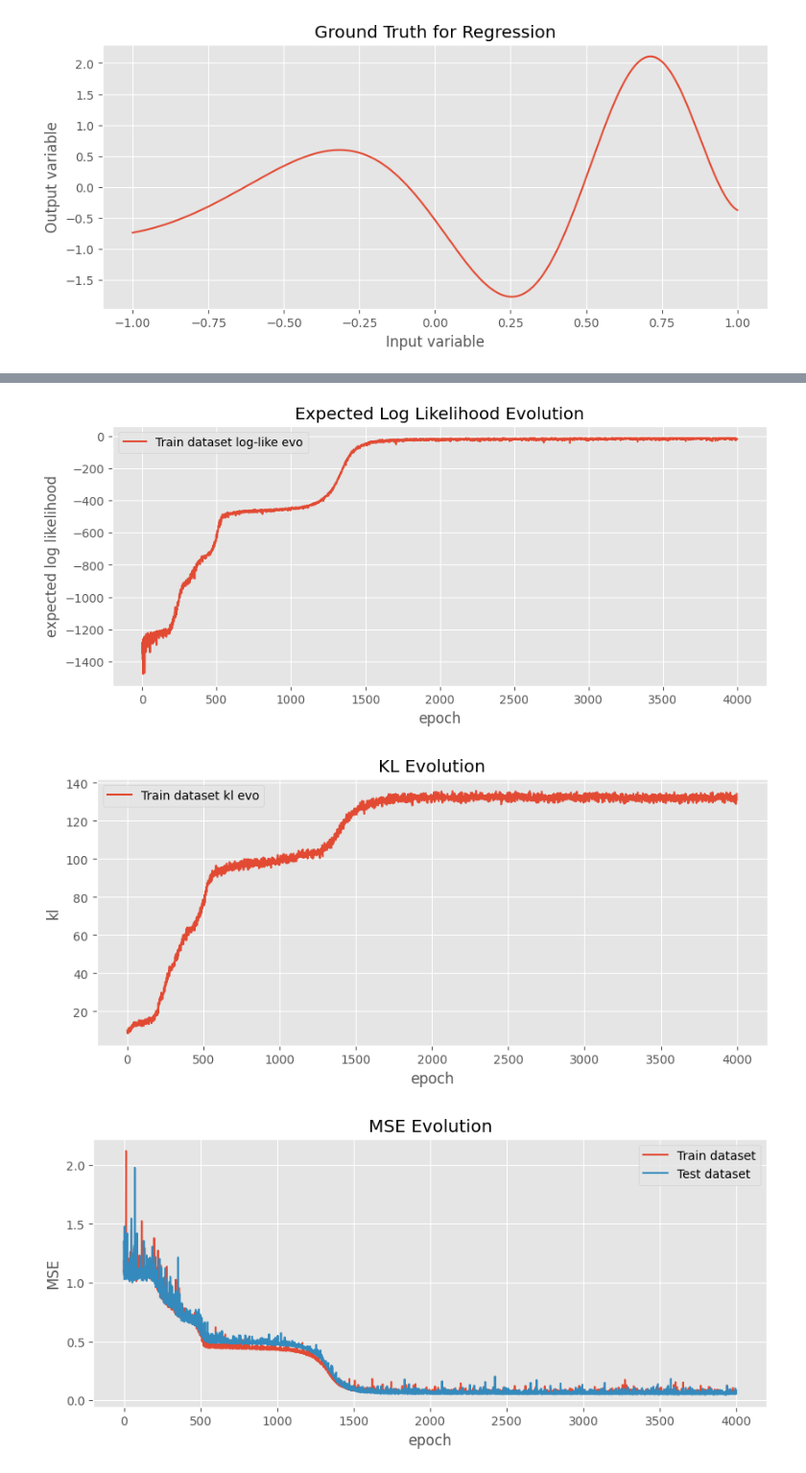
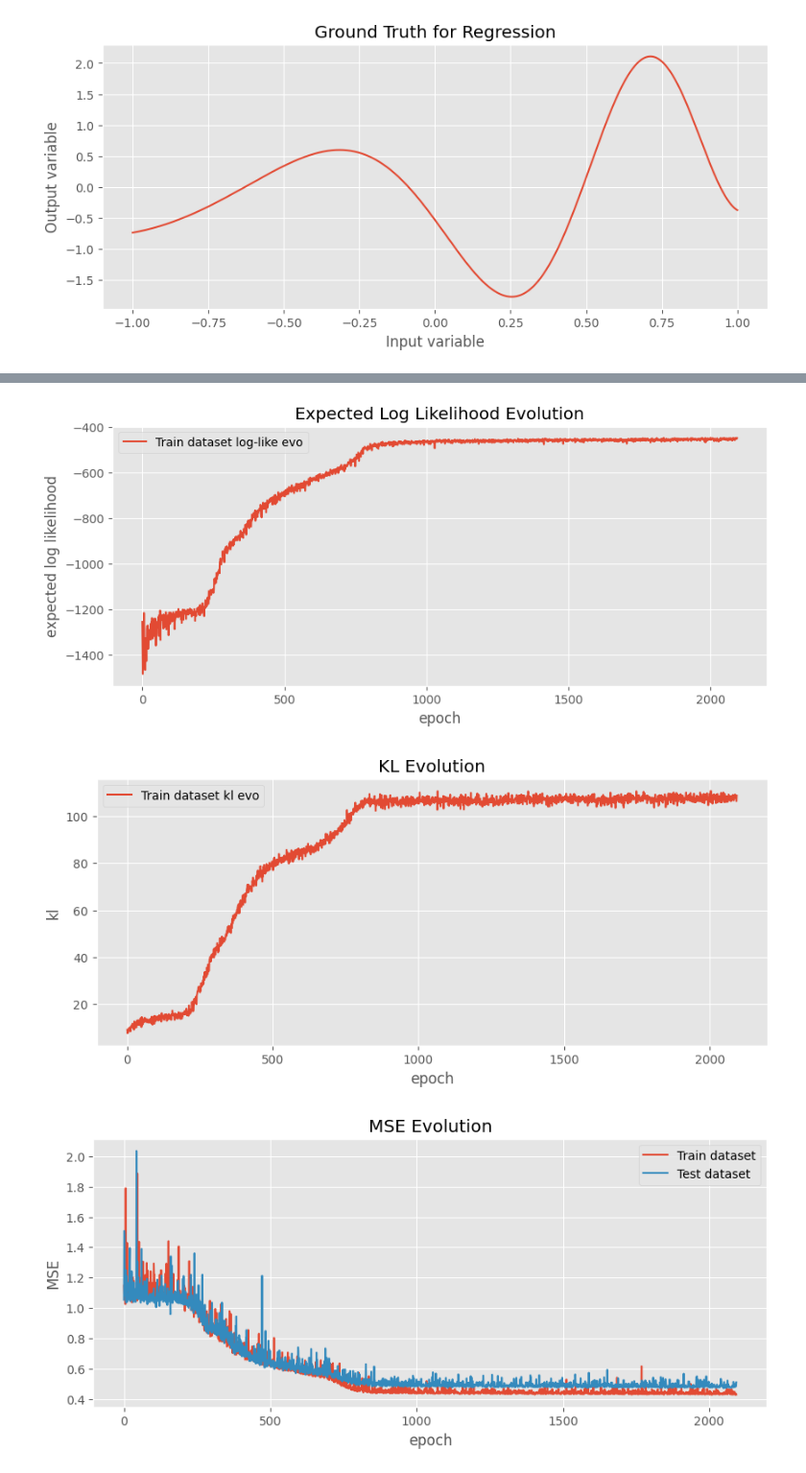
Before and after one commit to Marco-Gal/Bayesian-Neural-Network-Project, a Jupyter notebook: t distribution toy problems/laplace-noise.ipynb, the cells around one changed output, grey strips where cells are left out. Shown at 96% size. Drawn from its saved outputs; the diff is of its cells as text; code cells hidden in the pictures.

```diff
--- a/t distribution toy problems/laplace-noise.ipynb
+++ b/t distribution toy problems/laplace-noise.ipynb
@@ -684,10 +674,14 @@ tr_loss_evo = []
 tr_ll_evo = []
 tr_kl_evo = []
 te_loss_evo = []
-
 tr_mse_loss_evo = []
 te_mse_loss_evo = []
 aux_loss = nn.MSELoss()
+
+min_epochs = 1000
+max_epochs = 5000
+window_size = 5
+tol = 1
 
 for epoch in tqdm(range(4000)):  # epochs
     lap_opt.zero_grad()
@@ -703,6 +697,13 @@ for epoch in tqdm(range(4000)):  # epochs
 
     l.backward()
     lap_opt.step()
+
+    # Check for convergence after `min_epochs`
+    if epoch > min_epochs:
+        mean_change = np.mean(np.abs(np.diff(te_loss_evo[-window_size:])))
+        if mean_change < tol:
+            print(f"Converged at epoch {epoch} with mean test loss change {mean_change:.6f}")
+            break
 
 plt.rcParams["figure.figsize"] = (10, 4)
 
@@ -740,4 +742,4 @@ plt.show()
-[figure, old version]
+[figure, new version]
-[figure, old version]
+[figure, new version]
-[figure, old version]
+[figure, new version]
 # %%
```
Also changed, not shown: parts of 11 cells of this notebook, 3 other files.
